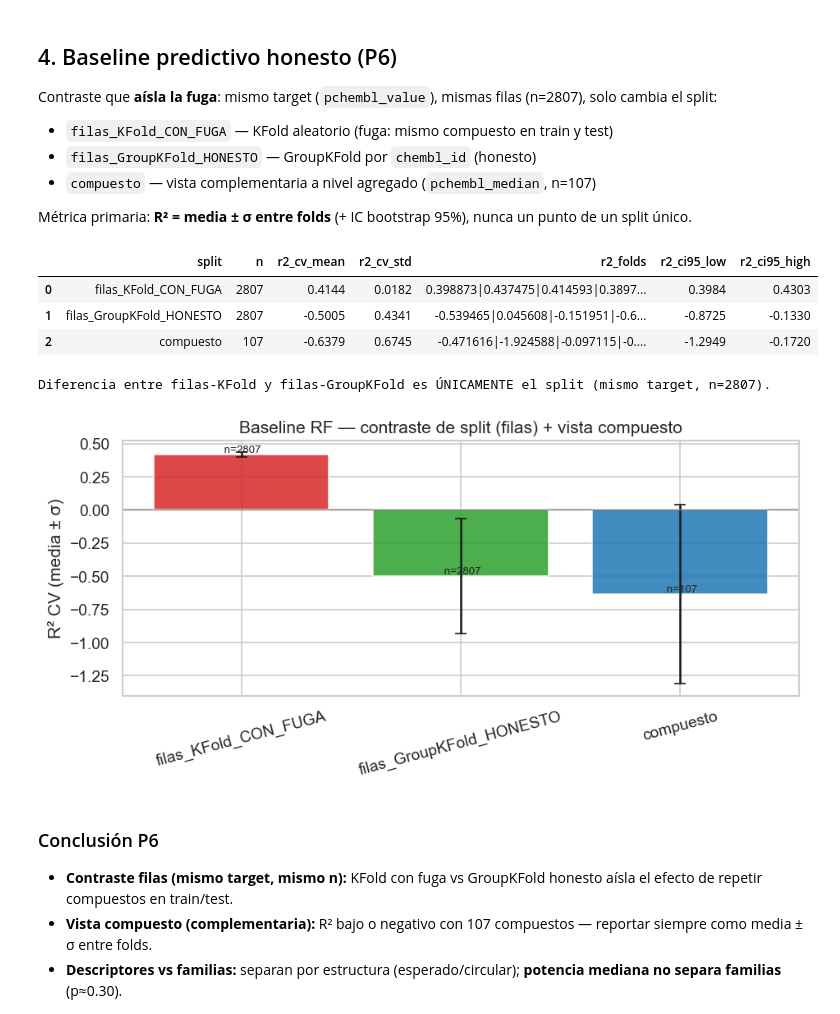
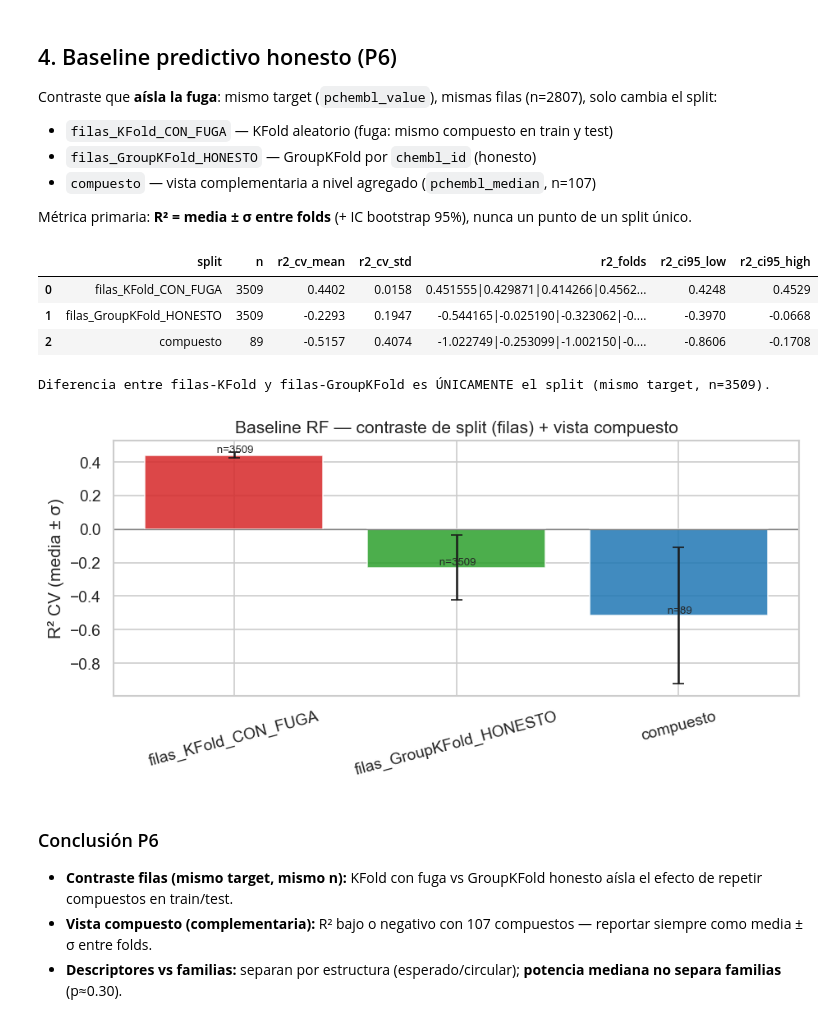
Before and after one commit to MateoDG2006/JIC2026, a Jupyter notebook: proyecto analisis/notebooks/fase4_modelado.ipynb, the cells around one changed output. Drawn from its saved outputs; the diff is of its cells as text; code cells hidden in the pictures.

```diff
--- a/proyecto analisis/notebooks/fase4_modelado.ipynb
+++ b/proyecto analisis/notebooks/fase4_modelado.ipynb
@@ -60,15 +61,24 @@ from src.analisis_proyecto.modeling.multivariate import (
     run_pca,
     scale_features,
 )
-from src.analisis_proyecto.preprocessing.pipeline import FEATURE_COLS
-from src.analisis_proyecto.preprocessing.pipeline import load_bioactivity
+from src.analisis_proyecto.preprocessing.pipeline import FEATURE_COLS, load_bioactivity
 
-COMPOUNDS_CSV = ROOT / "data" / "processed" / "compounds_features.csv"
+COMPOUNDS_ALL_CSV = ROOT / "data" / "processed" / "compounds_all.csv"
+COMPOUNDS_POTENCY_CSV = ROOT / "data" / "processed" / "compounds_features.csv"
+COMPOUNDS_CSV = COMPOUNDS_ALL_CSV  # alias retrocompatible
 ACTIVITIES_CSV = ROOT / "data" / "processed" / "activities_clean.csv"
-assert COMPOUNDS_CSV.exists(), "Ejecuta fase2_limpieza.ipynb primero"
+FUNNEL_JSON = RESULTS_DIR / "corpus_funnel.json"
+assert COMPOUNDS_ALL_CSV.exists(), "Ejecuta fase2_limpieza.ipynb primero"
 assert ACTIVITIES_CSV.exists(), "Ejecuta fase2_limpieza.ipynb primero"
 
-compounds = pd.read_csv(COMPOUNDS_CSV)
+compounds = pd.read_csv(COMPOUNDS_ALL_CSV)
+compounds_potency = pd.read_csv(COMPOUNDS_POTENCY_CSV) if COMPOUNDS_POTENCY_CSV.exists() else compounds
 activities = load_bioactivity(ACTIVITIES_CSV)
-print(f"Compuestos: {len(compounds)} | familias: {compounds['family'].nunique()}")
+if FUNNEL_JSON.is_file():
+    funnel = json.loads(FUNNEL_JSON.read_text(encoding="utf-8"))
+    print(
+        f"Embudo: {funnel['raw_compounds']} compuestos crudo -> "
+        f"{funnel['with_potency_binding_min_support']} con potencia (sesgo documentado)"
+    )
+print(f"Estructural: {len(compounds)} | potencia: {len(compounds_potency)} | familias: {compounds['family'].nunique()}")
 # %% [output]
@@ -131,5 +142,9 @@ labels = km["labels"]
 ari = cluster_vs_family_ari(labels, compounds["family"])
 print(f"ARI clusters vs family: {ari:.3f}")
 compounds["cluster"] = labels
-compounds.to_csv(COMPOUNDS_CSV, index=False)
+compounds.to_csv(COMPOUNDS_ALL_CSV, index=False)
+compounds_potency = compounds_potency.drop(columns=["cluster"], errors="ignore").merge(
+    compounds[["chembl_id", "cluster"]], on="chembl_id", how="left"
+)
+compounds_potency.to_csv(COMPOUNDS_POTENCY_CSV, index=False)
 # %% [output]
@@ -263,41 +286,41 @@ Contraste que **aísla la fuga**: mismo target (`pchembl_value`), mismas filas (
 Métrica primaria: **R² = media ± σ entre folds** (+ IC bootstrap 95%), nunca un punto de un split único.
 # %%
 row_metrics = RowLevelSplitContrast().evaluate(activities)
-compound_metric = CompoundLevelBaseline().evaluate(compounds)
+compound_metric = CompoundLevelBaseline().evaluate(compounds_potency)
 metrics = pd.DataFrame([m.to_dict() for m in row_metrics + [compound_metric]])
 display(metrics.round(4))
 metrics.to_csv(RESULTS_DIR / "baseline_honest_metrics.csv", index=False)
 
 leak = metrics[metrics["split"] == "filas_KFold_CON_FUGA"].iloc[0]
 honest = metrics[metrics["split"] == "filas_GroupKFold_HONESTO"].iloc[0]
 assert leak["n"] == honest["n"], "Contraste filas: n debe ser idéntico"
 print(
     f"Diferencia entre filas-KFold y filas-GroupKFold es ÚNICAMENTE el split "
     f"(mismo target, n={leak['n']})."
 )
 
 fig, ax = plt.subplots(figsize=(8, 4))
 labels = metrics["split"]
 means = metrics["r2_cv_mean"]
 stds = metrics["r2_cv_std"]
 colors = ["#d62728", "#2ca02c", "#1f77b4"]
 ax.bar(labels, means, yerr=stds, capsize=4, color=colors, alpha=0.85)
 ax.set_ylabel("R² CV (media ± σ)")
 ax.set_title("Baseline RF — contraste de split (filas) + vista compuesto")
 ax.axhline(0, color="gray", lw=0.8)
 ax.tick_params(axis="x", rotation=15)
 for i, row in metrics.iterrows():
     ax.text(i, row["r2_cv_mean"], f" n={row['n']}", ha="center", va="bottom", fontsize=8)
 plt.tight_layout()
 plt.savefig(FIG_DIR / "baseline_honest_vs_leaky.png", bbox_inches="tight")
 plt.show()
 # %% [output]
 |  | split | n | r2_cv_mean | r2_cv_std | r2_folds | r2_ci95_low | r2_ci95_high |
-| 0 | filas_KFold_CON_FUGA | 2807 | 0.4144 | 0.0182 | 0.398873|0.437475|0.414593|0.3897... | 0.3984 | 0.4303 |
-| 1 | filas_GroupKFold_HONESTO | 2807 | -0.5005 | 0.4341 | -0.539465|0.045608|-0.151951|-0.6... | -0.8725 | -0.1330 |
-| 2 | compuesto | 107 | -0.6379 | 0.6745 | -0.471616|-1.924588|-0.097115|-0.... | -1.2949 | -0.1720 |
+| 0 | filas_KFold_CON_FUGA | 3509 | 0.4402 | 0.0158 | 0.451555|0.429871|0.414266|0.4562... | 0.4248 | 0.4529 |
+| 1 | filas_GroupKFold_HONESTO | 3509 | -0.2293 | 0.1947 | -0.544165|-0.025190|-0.323062|-0.... | -0.3970 | -0.0668 |
+| 2 | compuesto | 89 | -0.5157 | 0.4074 | -1.022749|-0.253099|-1.002150|-0.... | -0.8606 | -0.1708 |
-Diferencia entre filas-KFold y filas-GroupKFold es ÚNICAMENTE el split (mismo target, n=2807).
+Diferencia entre filas-KFold y filas-GroupKFold es ÚNICAMENTE el split (mismo target, n=3509).
-[figure, old version]
+[figure, new version]
 # %% [markdown]
 ### Conclusión P6
 
```
Also changed, not shown: parts of 8 cells of this notebook, 31 other files.
